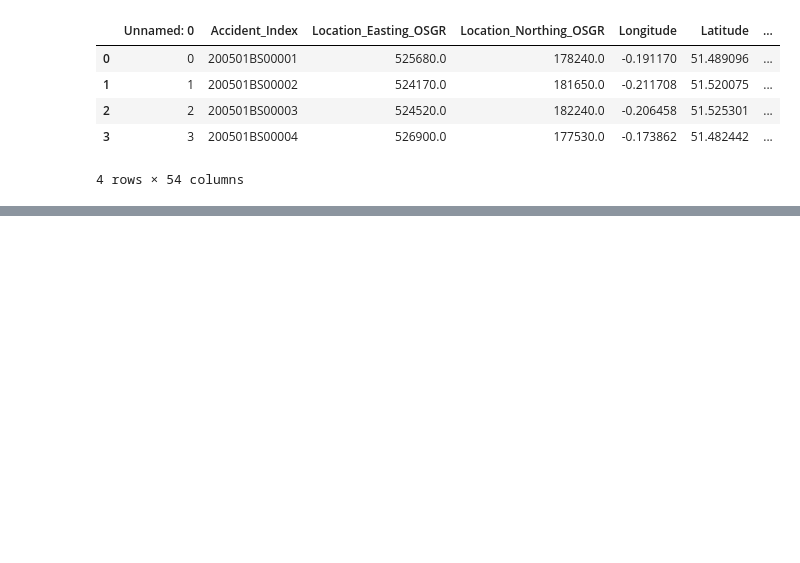
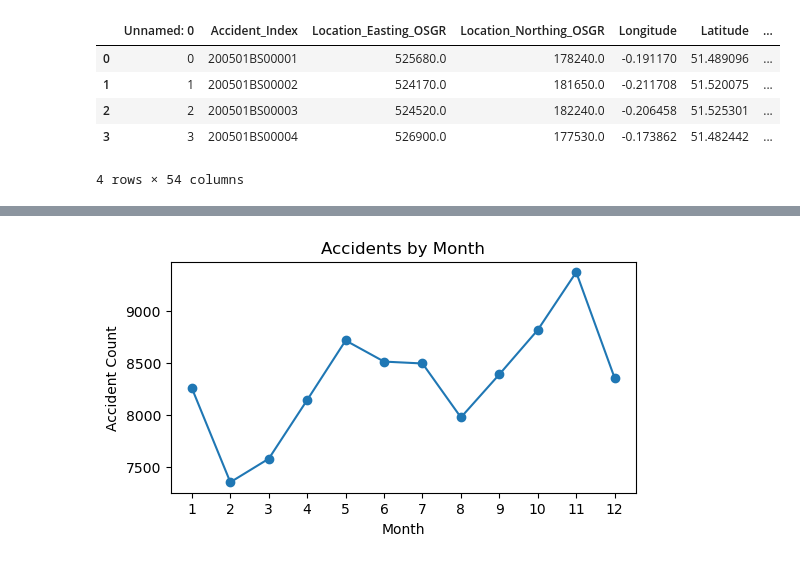
Before and after one commit to Ikpong-Joseph/Visualisation-Coursework2, a Jupyter notebook: head.ipynb, the cells around one changed output, grey strips where cells are left out. Saved outputs shown, nothing was run; the diff lists cells and outputs as text; code cells hidden in the pictures; blank space fills up the shorter version.

```diff
--- a/head.ipynb
+++ b/head.ipynb
@@ -398,0 +460,18 @@ df.head(4)
+# %%
+#4. Monthly Trend Line
+#Motivation
+#Reveal seasonal patterns over the year.
+# Implementation
+monthly = df['Month'].value_counts().sort_index()
+fig, ax = plt.subplots(figsize=(6,3))
+ax.plot(monthly.index, monthly.values, marker='o')
+ax.set_xlabel("Month")
+ax.set_ylabel("Accident Count")
+ax.set_title("Accidents by Month")
+ax.set_xticks(range(1,13))
+
+# Save & show
+fig.savefig('04_monthly_trend.png', dpi=150, bbox_inches='tight')
+plt.show()
+# %% [output]
+[figure, added]
```
Also changed, not shown: parts of 14 cells of this notebook, 1 other file.
